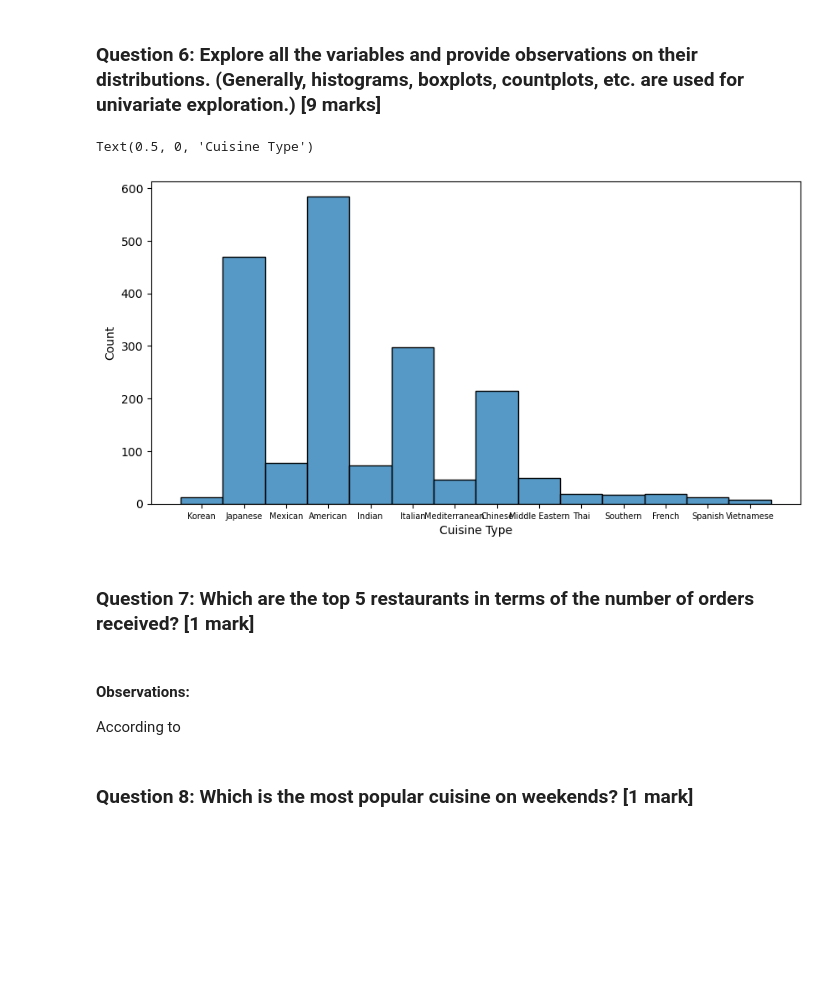
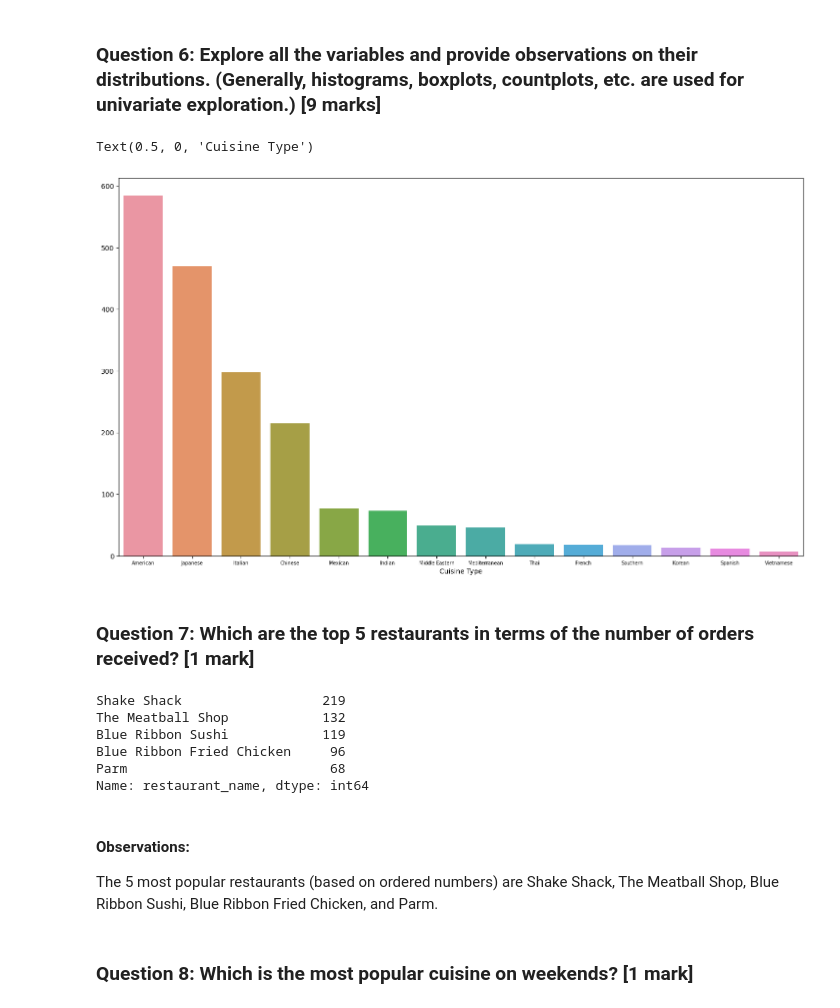
Before and after one commit to ZhiyaoShu/Data-visualization---Foodhub, a Jupyter notebook: FDS_Project_LearnerNotebook_LowCode.ipynb, the cells around one changed output. Cells and saved outputs as stored; diff of their text form; code cells hidden in the pictures; blank space fills up the shorter version.

```diff
--- a/FDS_Project_LearnerNotebook_LowCode.ipynb
+++ b/FDS_Project_LearnerNotebook_LowCode.ipynb
@@ -151,21 +151,38 @@ There are 736 orders without rating
 ### **Question 6:** Explore all the variables and provide observations on their distributions. (Generally, histograms, boxplots, countplots, etc. are used for univariate exploration.) [9 marks]
 # %%
 # Write the code here
-#Visualization of the food types
-plt.figure(figsize=(10,5))
-sns.histplot(data=df, x='cuisine_type',binwidth=2.0)
+
+#Visualization of the number of food types and resaurant names
+#Sort the counts in descending order to get the most popular cuisines first
+cuisine_count = df['cuisine_type'].value_counts().sort_values(ascending=False)
+
+# Plot the cuisines types distribution
+plt.figure(figsize=(18, 10))
+sns.barplot(data=df, x=cuisine_count.index, y=cuisine_count.values)
+
 plt.xticks(rotation=0,fontsize=7)
 plt.xlabel('Cuisine Type')
-#Visualization of the food types
+
+
+#Visualization of cost of the order, day of the week
 # %% [output]
 Text(0.5, 0, 'Cuisine Type')
-[figure, old version]
+[figure, new version]
 # %% [markdown]
 ### **Question 7**: Which are the top 5 restaurants in terms of the number of orders received? [1 mark]
 # %%
 # Write the code here
+restaurant_count = df['restaurant_name'].value_counts().head()
+print(restaurant_count)
+# %% [output]
+Shake Shack                  219
+The Meatball Shop            132
+Blue Ribbon Sushi            119
+Blue Ribbon Fried Chicken     96
+Parm                          68
+Name: restaurant_name, dtype: int64
-# %% [markdown]
-#### Observations:
-According to
+# %% [markdown]
+#### Observations:
+The 5 most popular restaurants (based on ordered numbers) are Shake Shack, The Meatball Shop, Blue Ribbon Sushi, Blue Ribbon Fried Chicken, and Parm.
 # %% [markdown]
 ### **Question 8**: Which is the most popular cuisine on weekends? [1 mark]
```
Also changed, not shown: parts of 27 cells of this notebook.
